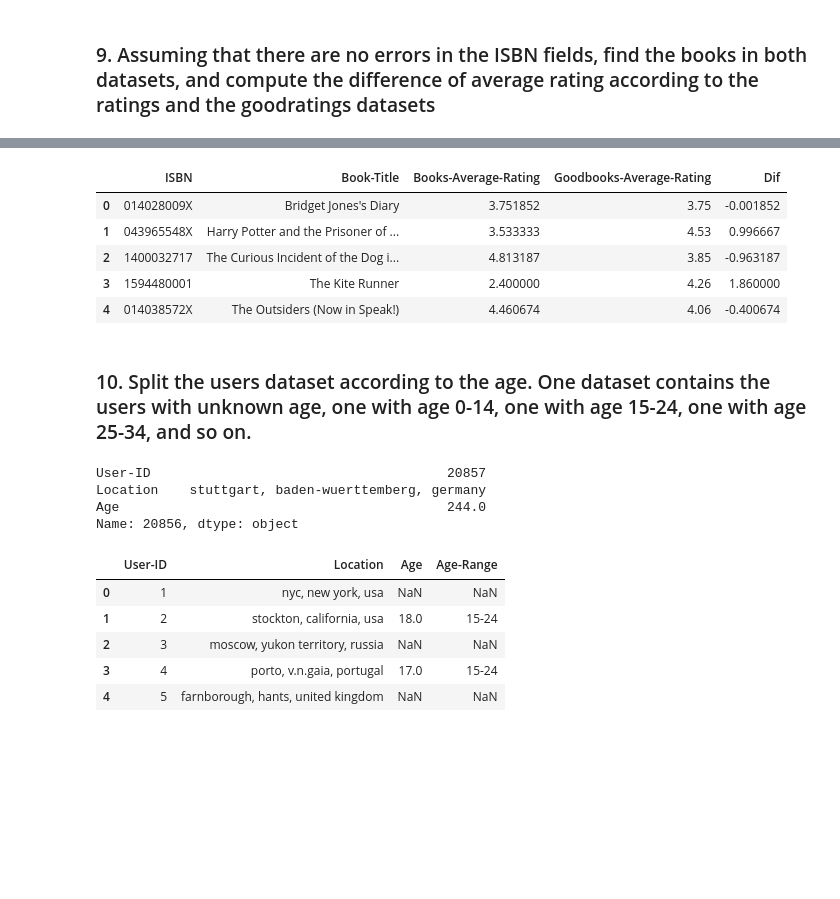
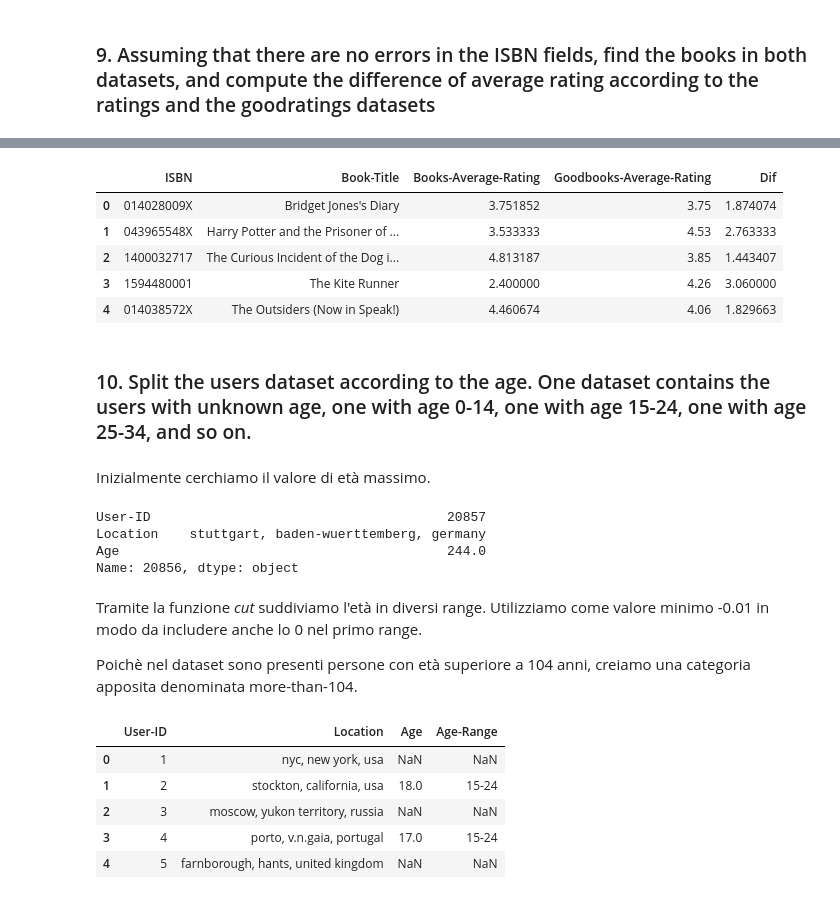
Before and after one commit to lucasammarini/FCSProject-Sammarini-TarolliBrame, a Jupyter notebook: progetto-2021.ipynb, the cells around one changed output, grey strips where cells are left out. Cells and saved outputs as stored; diff of their text form; code cells hidden in the pictures; blank space fills up the shorter version.

```diff
--- a/progetto-2021.ipynb
+++ b/progetto-2021.ipynb
@@ -340,17 +339,19 @@ Name: shared_number_of_reviews_with_a_text, dtype: float64
 # %%
 books_total = books_avg_rating.merge(goodbooks, left_on='ISBN', right_on='isbn')
-books_total['Dif'] = books_total['average_rating']- books_total['Avg-Rating']
+books_total['Dif'] = books_total['average_rating']-books_total['Avg-Rating']/2
 books_total.rename(columns={'Avg-Rating':'Books-Average-Rating','average_rating':'Goodbooks-Average-Rating'}, inplace=True)
-books_total[['ISBN','Book-Title','Books-Average-Rating', 'Goodbooks-Average-Rating', 'Dif']]
+books_total[['ISBN','Book-Title','Books-Average-Rating', 'Goodbooks-Average-Rating', 'Dif']].head()
 # %% [output]
 |  | ISBN | Book-Title | Books-Average-Rating | Goodbooks-Average-Rating | Dif |
-| 0 | 014028009X | Bridget Jones's Diary | 3.751852 | 3.75 | -0.001852 |
-| 1 | 043965548X | Harry Potter and the Prisoner of ... | 3.533333 | 4.53 | 0.996667 |
-| 2 | 1400032717 | The Curious Incident of the Dog i... | 4.813187 | 3.85 | -0.963187 |
-| 3 | 1594480001 | The Kite Runner | 2.400000 | 4.26 | 1.860000 |
-| 4 | 014038572X | The Outsiders (Now in Speak!) | 4.460674 | 4.06 | -0.400674 |
+| 0 | 014028009X | Bridget Jones's Diary | 3.751852 | 3.75 | 1.874074 |
+| 1 | 043965548X | Harry Potter and the Prisoner of ... | 3.533333 | 4.53 | 2.763333 |
+| 2 | 1400032717 | The Curious Incident of the Dog i... | 4.813187 | 3.85 | 1.443407 |
+| 3 | 1594480001 | The Kite Runner | 2.400000 | 4.26 | 3.060000 |
+| 4 | 014038572X | The Outsiders (Now in Speak!) | 4.460674 | 4.06 | 1.829663 |
 # %% [markdown]
 ### 10. Split the users dataset according to the age. One dataset contains the users with unknown age, one with age 0-14, one with age 15-24, one with age 25-34, and so on.
+# %% [markdown]
+Inizialmente cerchiamo il valore di età massimo.
 # %%
 users.iloc[users['Age'].idxmax()]
 # %% [output]
@@ -358,6 +359,10 @@ User-ID                                      20857
 Location    stuttgart, baden-wuerttemberg, germany
 Age                                          244.0
 Name: 20856, dtype: object
+# %% [markdown]
+Tramite la funzione _cut_ suddiviamo l'età in diversi range. Utilizziamo come valore minimo -0.01 in modo da includere anche lo 0 nel primo range.
+
+Poichè nel dataset sono presenti persone con età superiore a 104 anni, creiamo una categoria apposita denominata more-than-104.
 # %%
 users['Age-Range'] = pd.cut(users['Age'], [-0.01,14,24,34,44,54,64,74,84,94,104,users['Age'].max()], labels=['0-14','15-24','25-34','35-44','45-54','55-64','65-74','75-84','85-94','95-104','more-than-104'])
 users.head()
```
Also changed, not shown: parts of 15 cells of this notebook.
